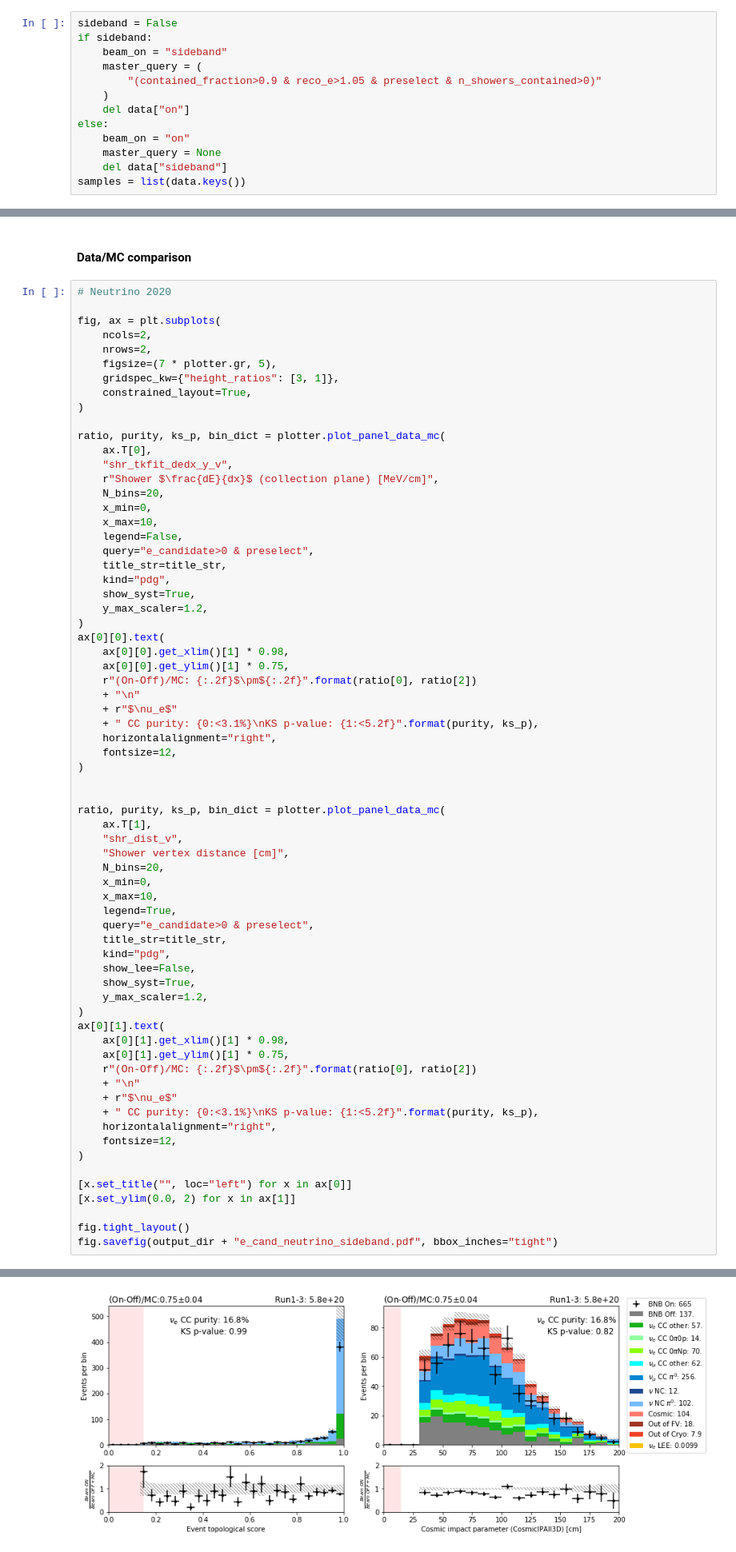
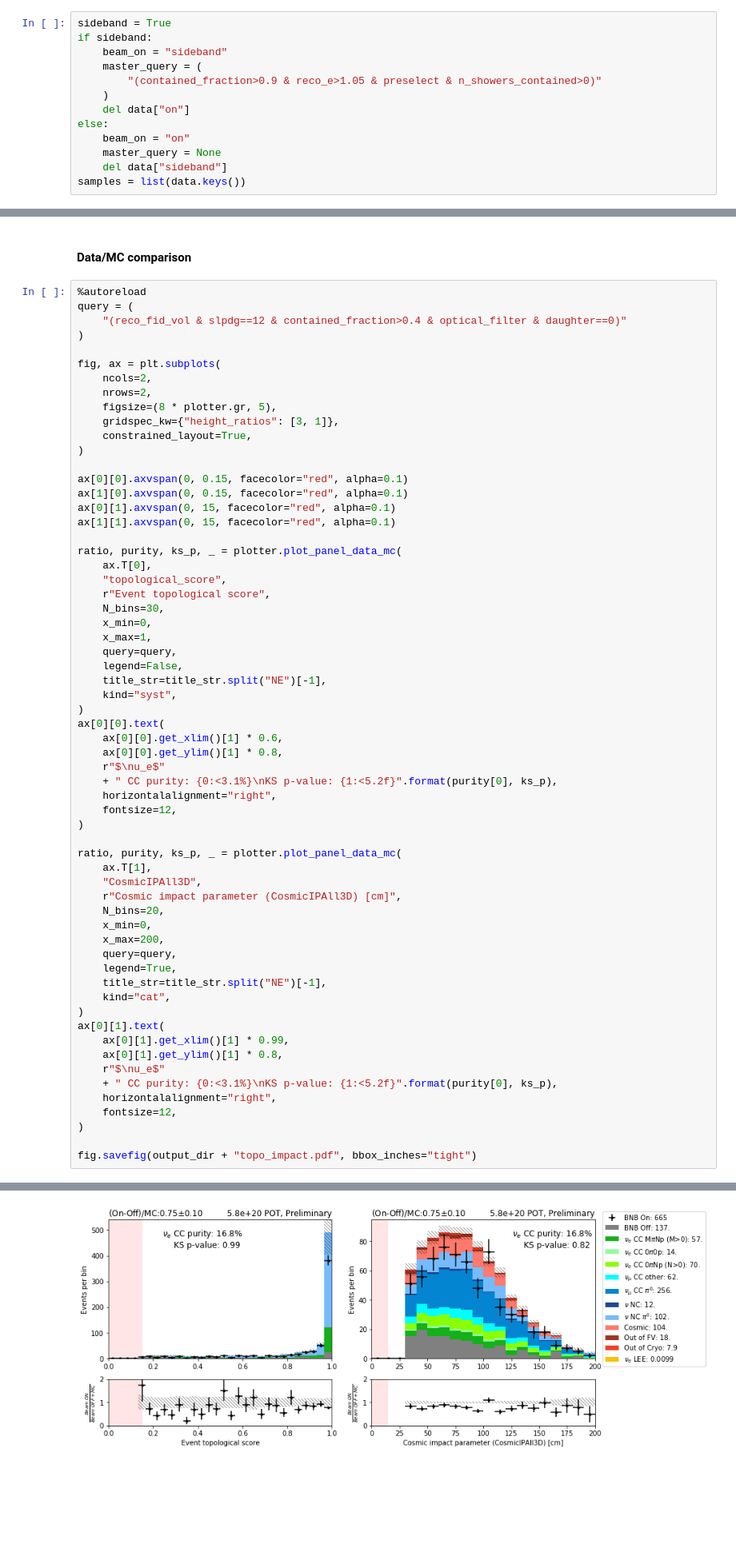
Before and after one commit to Wouter-VDP/nuecc_python, a Jupyter notebook: NuePlots_datamc.ipynb, the cells around one changed output, grey strips where cells are left out. Shown at 80% size. Saved outputs shown, nothing was run; the diff lists cells and outputs as text; blank space fills up the shorter version.

```diff
--- a/NuePlots_datamc.ipynb
+++ b/NuePlots_datamc.ipynb
@@ -31,7 +31,7 @@ data["sideband"]["daughters"].query("run==14597 & sub==156 & evt==7804")
 |  |  |  | 1 | 14597 | 156 | 7804 | 0.998283 | 3 | 1 | ... |
 |  |  |  | 2 | 14597 | 156 | 7804 | 0.998283 | 3 | 1 | ... |
 # %%
-sideband = False
+sideband = True
 if sideband:
     beam_on = "sideband"
     master_query = (
@@ -158,71 +149,65 @@ Selection       Ratio: 1.01+-0.14
 # %% [markdown]
 #### Data/MC comparison
 # %%
-# Neutrino 2020
+%autoreload
+query = (
+    "(reco_fid_vol & slpdg==12 & contained_fraction>0.4 & optical_filter & daughter==0)"
+)
 
 fig, ax = plt.subplots(
     ncols=2,
     nrows=2,
-    figsize=(7 * plotter.gr, 5),
+    figsize=(8 * plotter.gr, 5),
     gridspec_kw={"height_ratios": [3, 1]},
     constrained_layout=True,
 )
 
-ratio, purity, ks_p, bin_dict = plotter.plot_panel_data_mc(
+ax[0][0].axvspan(0, 0.15, facecolor="red", alpha=0.1)
+ax[1][0].axvspan(0, 0.15, facecolor="red", alpha=0.1)
+ax[0][1].axvspan(0, 15, facecolor="red", alpha=0.1)
+ax[1][1].axvspan(0, 15, facecolor="red", alpha=0.1)
+
+ratio, purity, ks_p, _ = plotter.plot_panel_data_mc(
     ax.T[0],
-    "shr_tkfit_dedx_y_v",
-    r"Shower $\frac{dE}{dx}$ (collection plane) [MeV/cm]",
-    N_bins=20,
+    "topological_score",
+    r"Event topological score",
+    N_bins=30,
     x_min=0,
-    x_max=10,
+    x_max=1,
+    query=query,
     legend=False,
-    query="e_candidate>0 & preselect",
-    title_str=title_str,
-    kind="pdg",
-    show_syst=True,
-    y_max_scaler=1.2,
+    title_str=title_str.split("NE")[-1],
+    kind="syst",
 )
 ax[0][0].text(
-    ax[0][0].get_xlim()[1] * 0.98,
-    ax[0][0].get_ylim()[1] * 0.75,
-    r"(On-Off)/MC: {:.2f}$\pm${:.2f}".format(ratio[0], ratio[2])
-    + "\n"
-    + r"$\nu_e$"
-    + " CC purity: {0:<3.1%}\nKS p-value: {1:<5.2f}".format(purity, ks_p),
+    ax[0][0].get_xlim()[1] * 0.6,
+    ax[0][0].get_ylim()[1] * 0.8,
+    r"$\nu_e$"
+    + " CC purity: {0:<3.1%}\nKS p-value: {1:<5.2f}".format(purity[0], ks_p),
     horizontalalignment="right",
     fontsize=12,
 )
 
-
-ratio, purity, ks_p, bin_dict = plotter.plot_panel_data_mc(
+ratio, purity, ks_p, _ = plotter.plot_panel_data_mc(
     ax.T[1],
-    "shr_dist_v",
-    "Shower vertex distance [cm]",
+    "CosmicIPAll3D",
+    r"Cosmic impact parameter (CosmicIPAll3D) [cm]",
     N_bins=20,
     x_min=0,
-    x_max=10,
+    x_max=200,
+    query=query,
     legend=True,
-    query="e_candidate>0 & preselect",
-    title_str=title_str,
-    kind="pdg",
-    show_lee=False,
-    show_syst=True,
-    y_max_scaler=1.2,
+    title_str=title_str.split("NE")[-1],
+    kind="cat",
 )
 ax[0][1].text(
-    ax[0][1].get_xlim()[1] * 0.98,
-    ax[0][1].get_ylim()[1] * 0.75,
-    r"(On-Off)/MC: {:.2f}$\pm${:.2f}".format(ratio[0], ratio[2])
-    + "\n"
-    + r"$\nu_e$"
-    + " CC purity: {0:<3.1%}\nKS p-value: {1:<5.2f}".format(purity, ks_p),
+    ax[0][1].get_xlim()[1] * 0.99,
+    ax[0][1].get_ylim()[1] * 0.8,
+    r"$\nu_e$"
+    + " CC purity: {0:<3.1%}\nKS p-value: {1:<5.2f}".format(purity[0], ks_p),
     horizontalalignment="right",
     fontsize=12,
 )
 
-[x.set_title("", loc="left") for x in ax[0]]
-[x.set_ylim(0.0, 2) for x in ax[1]]
-
-fig.tight_layout()
-fig.savefig(output_dir + "e_cand_neutrino_sideband.pdf", bbox_inches="tight")
+fig.savefig(output_dir + "topo_impact.pdf", bbox_inches="tight")
 # %% [output]
@@ -245,9 +232,9 @@ MC category: $\nu_e$ CC 0$\pi$Np: 70.   #entries 12211
 MC category: $\nu_{\mu}$ CC other: 62.  #entries 840
 MC category: $\nu_{\mu}$ CC $\pi^{0}$: 256.     #entries 3659
 MC category: $\nu$ NC: 12.      #entries 359
 MC category: $\nu$ NC $\pi^{0}$: 102.   #entries 765
 MC category: Cosmic: 104.       #entries 1452
 MC category: Out of FV: 18.     #entries 227
 MC category: Out of Cryo: 7.9   #entries 8
 Showing LEE model
-[figure, old version]
+[figure, new version]
```
Also changed, not shown: parts of 19 cells of this notebook, 22 other files.
